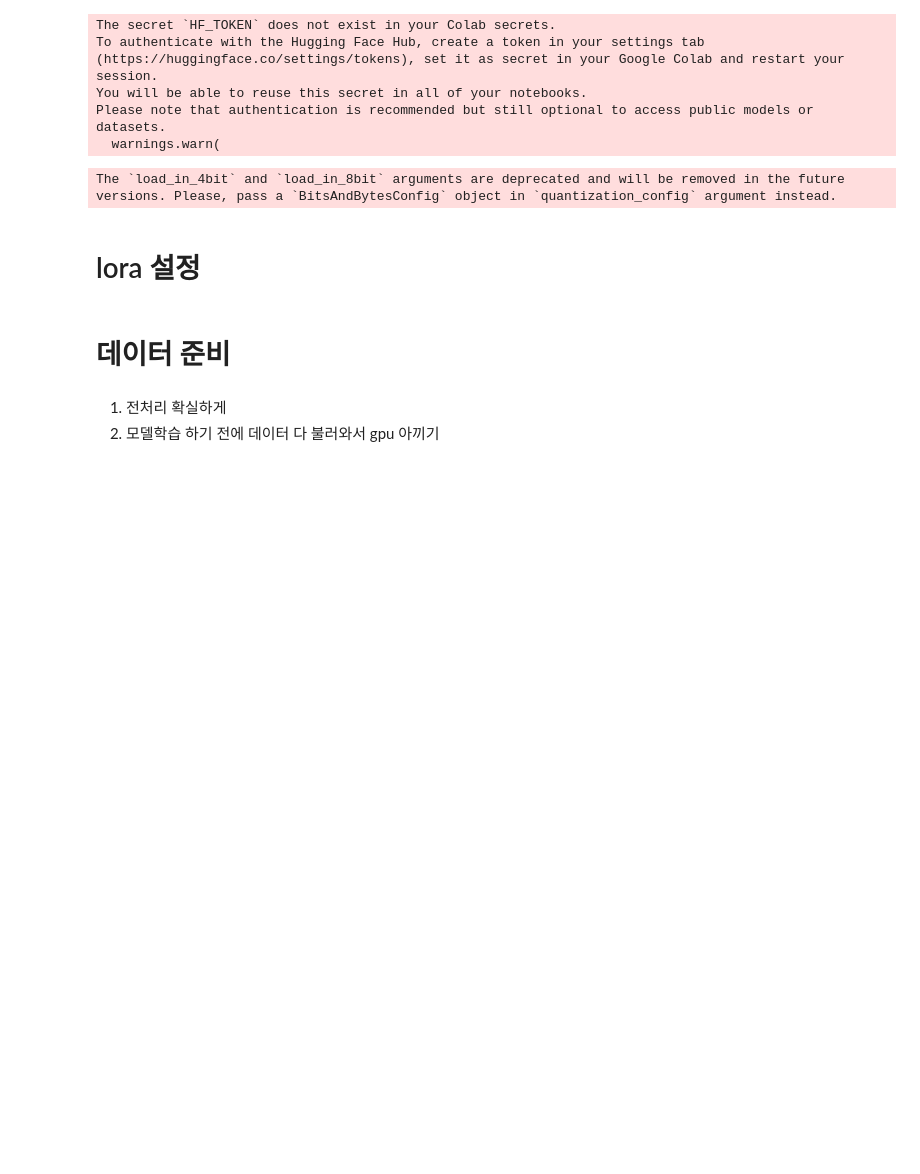
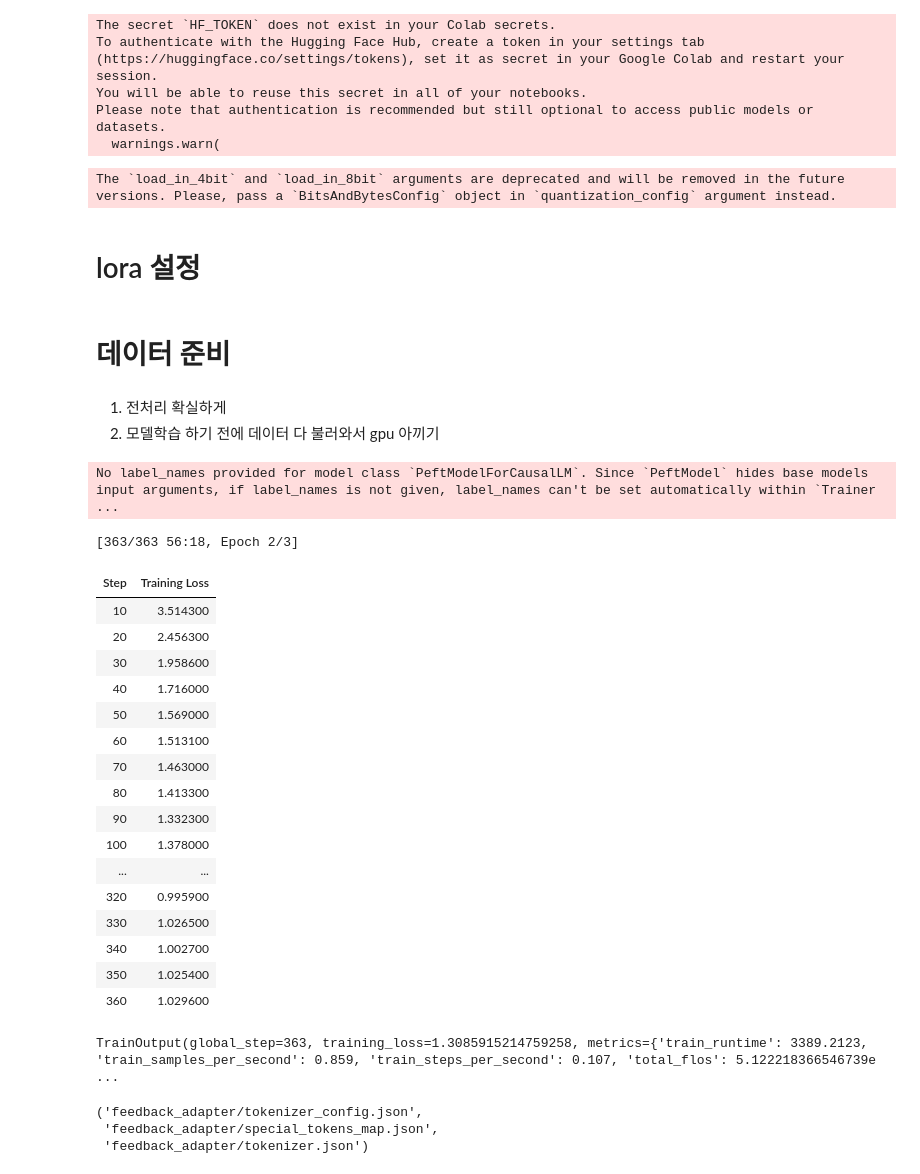
Before and after one commit to career-ruler/courage-AI, a Jupyter notebook: main.ipynb, the cells around one changed output. Saved outputs shown, nothing was run; the diff lists cells and outputs as text; code cells hidden in the pictures; blank space fills up the shorter version.

```diff
--- a/main.ipynb
+++ b/main.ipynb
@@ -64,0 +82,60 @@ model = get_peft_model(model, lora_config)
+# %%
+tokenized_dataset = dataset.map(tokenize, batched=True)
+# %%
+# 3. 데이터 콜레이터 (언어 모델용)
+data_collator = DataCollatorForLanguageModeling(tokenizer, mlm=False)
+# %%
+# 4. 학습 설정
+training_args = TrainingArguments(
+    output_dir="./koalpaca-feedback-lora",
+    per_device_train_batch_size=1,
+    gradient_accumulation_steps=8,
+    num_train_epochs=3,
+    logging_dir="./logs",
+    save_total_limit=2,
+    logging_steps=10,
+    save_steps=100,
+    fp16=True,
+    learning_rate=2e-4,
+    report_to="none"
+)
+# %%
+# 5. 트레이너 구성 및 학습
+trainer = Trainer(
+    model=model,
+    args=training_args,
+    train_dataset=tokenized_dataset["train"],
+    tokenizer=tokenizer,
+    data_collator=data_collator
+)
+# %% [output]
+No label_names provided for model class `PeftModelForCausalLM`. Since `PeftModel` hides base models input arguments, if label_names is not given, label_names can't be set automatically within `Trainer ...
+# %%
+trainer.train()
+# %% [output]
+[363/363 56:18, Epoch 2/3]
+| Step | Training Loss |
+| 10 | 3.514300 |
+| 20 | 2.456300 |
+| 30 | 1.958600 |
+| 40 | 1.716000 |
+| 50 | 1.569000 |
+| 60 | 1.513100 |
+| 70 | 1.463000 |
+| 80 | 1.413300 |
+| 90 | 1.332300 |
+| 100 | 1.378000 |
+| ... | ... |
+| 320 | 0.995900 |
+| 330 | 1.026500 |
+| 340 | 1.002700 |
+| 350 | 1.025400 |
+| 360 | 1.029600 |
+TrainOutput(global_step=363, training_loss=1.3085915214759258, metrics={'train_runtime': 3389.2123, 'train_samples_per_second': 0.859, 'train_steps_per_second': 0.107, 'total_flos': 5.122218366546739e ...
+# %%
+model.save_pretrained("feedback_adapter")
+tokenizer.save_pretrained("feedback_adapter")
+# %% [output]
+('feedback_adapter/tokenizer_config.json',
+ 'feedback_adapter/special_tokens_map.json',
+ 'feedback_adapter/tokenizer.json')
```
Also changed, not shown: parts of 9 cells of this notebook.
